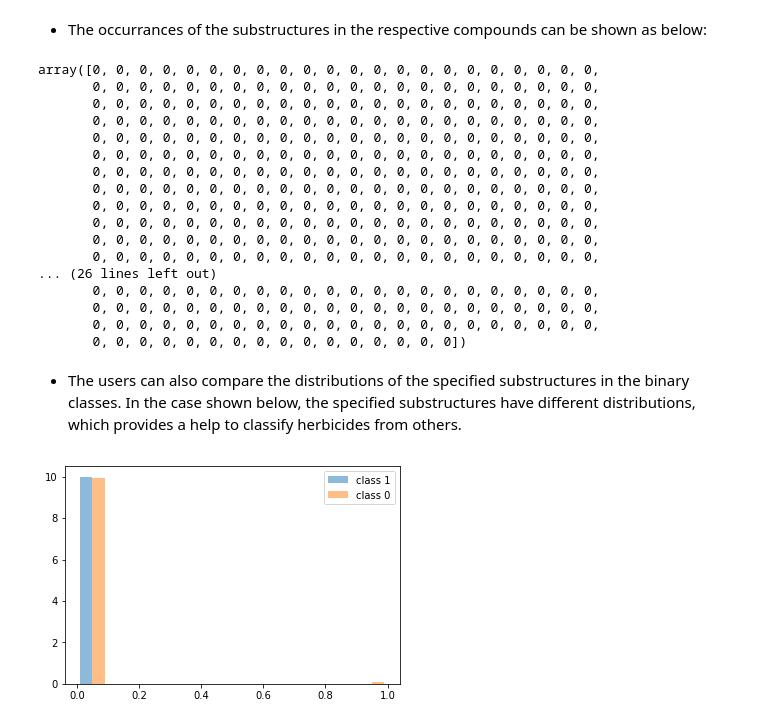
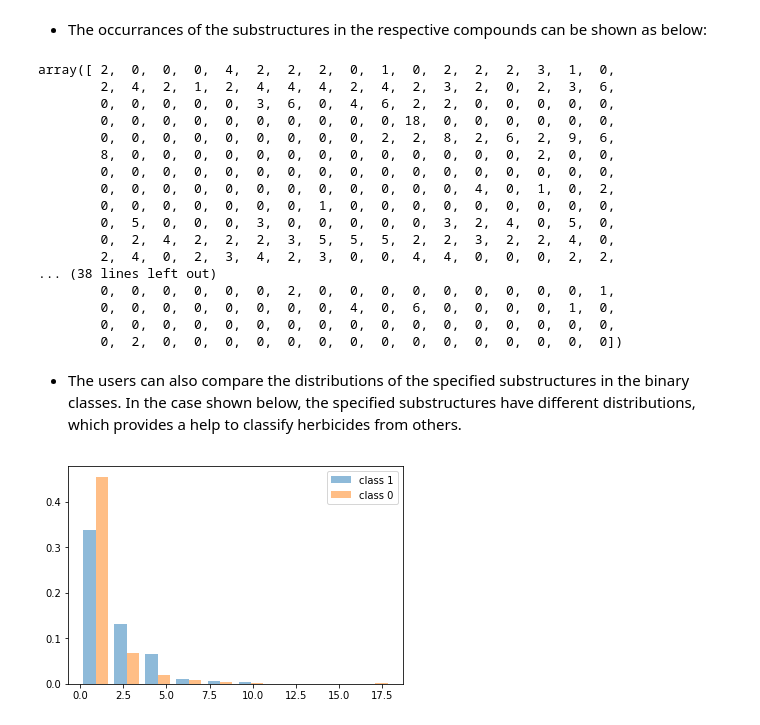
Before and after one commit to KCF-Convoy/kcfconvoy, a Jupyter notebook: jupyter_usecase/machine_learning.ipynb, the cells around one changed output. Drawn from its saved outputs; the diff is of its cells as text; code cells hidden in the pictures.

```diff
--- a/jupyter_usecase/machine_learning.ipynb
+++ b/jupyter_usecase/machine_learning.ipynb
@@ -364,37 +364,37 @@ C8x-C8x-C8y-C8x-C8x-C8y-C1y-C1x-C8y-C8y-C1y-C8y-C8y-C8y-C8x-C8x
 # %% [markdown]
 * The occurrances of the substructures in the respective compounds can be shown as below:
 # %%
-kcfmat.mat[:, 35802]
+kcfmat.mat[:, 10998]
 # %% [output]
-array([0, 0, 0, 0, 0, 0, 0, 0, 0, 0, 0, 0, 0, 0, 0, 0, 0, 0, 0, 0, 0, 0,
-       0, 0, 0, 0, 0, 0, 0, 0, 0, 0, 0, 0, 0, 0, 0, 0, 0, 0, 0, 0, 0, 0,
-       0, 0, 0, 0, 0, 0, 0, 0, 0, 0, 0, 0, 0, 0, 0, 0, 0, 0, 0, 0, 0, 0,
-       0, 0, 0, 0, 0, 0, 0, 0, 0, 0, 0, 0, 0, 0, 0, 0, 0, 0, 0, 0, 0, 0,
-       0, 0, 0, 0, 0, 0, 0, 0, 0, 0, 0, 0, 0, 0, 0, 0, 0, 0, 0, 0, 0, 0,
-       0, 0, 0, 0, 0, 0, 0, 0, 0, 0, 0, 0, 0, 0, 0, 0, 0, 0, 0, 0, 0, 0,
-       0, 0, 0, 0, 0, 0, 0, 0, 0, 0, 0, 0, 0, 0, 0, 0, 0, 0, 0, 0, 0, 0,
-       0, 0, 0, 0, 0, 0, 0, 0, 0, 0, 0, 0, 0, 0, 0, 0, 0, 0, 0, 0, 0, 0,
-       0, 0, 0, 0, 0, 0, 0, 0, 0, 0, 0, 0, 0, 0, 0, 0, 0, 0, 0, 0, 0, 0,
-       0, 0, 0, 0, 0, 0, 0, 0, 0, 0, 0, 0, 0, 0, 0, 0, 0, 0, 0, 0, 0, 0,
-       0, 0, 0, 0, 0, 0, 0, 0, 0, 0, 0, 0, 0, 0, 0, 0, 0, 0, 0, 0, 0, 0,
-       0, 0, 0, 0, 0, 0, 0, 0, 0, 0, 0, 0, 0, 0, 0, 0, 0, 0, 0, 0, 0, 0,
-... (26 lines left out)
-       0, 0, 0, 0, 0, 0, 0, 0, 0, 0, 0, 0, 0, 0, 0, 0, 0, 0, 0, 0, 0, 0,
-       0, 0, 0, 0, 0, 0, 0, 0, 0, 0, 0, 0, 0, 0, 0, 0, 0, 0, 0, 0, 0, 0,
-       0, 0, 0, 0, 0, 0, 0, 0, 0, 0, 0, 0, 0, 0, 0, 0, 0, 0, 0, 0, 0, 0,
-       0, 0, 0, 0, 0, 0, 0, 0, 0, 0, 0, 0, 0, 0, 0, 0])
+array([ 2,  0,  0,  0,  4,  2,  2,  2,  0,  1,  0,  2,  2,  2,  3,  1,  0,
+        2,  4,  2,  1,  2,  4,  4,  4,  2,  4,  2,  3,  2,  0,  2,  3,  6,
+        0,  0,  0,  0,  0,  3,  6,  0,  4,  6,  2,  2,  0,  0,  0,  0,  0,
+        0,  0,  0,  0,  0,  0,  0,  0,  0,  0, 18,  0,  0,  0,  0,  0,  0,
+        0,  0,  0,  0,  0,  0,  0,  0,  0,  2,  2,  8,  2,  6,  2,  9,  6,
+        8,  0,  0,  0,  0,  0,  0,  0,  0,  0,  0,  0,  0,  0,  2,  0,  0,
+        0,  0,  0,  0,  0,  0,  0,  0,  0,  0,  0,  0,  0,  0,  0,  0,  0,
+        0,  0,  0,  0,  0,  0,  0,  0,  0,  0,  0,  0,  4,  0,  1,  0,  2,
+        0,  0,  0,  0,  0,  0,  0,  1,  0,  0,  0,  0,  0,  0,  0,  0,  0,
+        0,  5,  0,  0,  0,  3,  0,  0,  0,  0,  0,  3,  2,  4,  0,  5,  0,
+        0,  2,  4,  2,  2,  2,  3,  5,  5,  5,  2,  2,  3,  2,  2,  4,  0,
+        2,  4,  0,  2,  3,  4,  2,  3,  0,  0,  4,  4,  0,  0,  0,  2,  2,
+... (38 lines left out)
+        0,  0,  0,  0,  0,  0,  2,  0,  0,  0,  0,  0,  0,  0,  0,  0,  1,
+        0,  0,  0,  0,  0,  0,  0,  0,  4,  0,  6,  0,  0,  0,  0,  1,  0,
+        0,  0,  0,  0,  0,  0,  0,  0,  0,  0,  0,  0,  0,  0,  0,  0,  0,
+        0,  2,  0,  0,  0,  0,  0,  0,  0,  0,  0,  0,  0,  0,  0,  0,  0])
 # %% [markdown]
 * The users can also compare the distributions of the specified substructures in the binary classes. In the case shown below, the specified substructures have different distributions, which provides a help to classify herbicides from others.
 # %%
 dist1 = []
 dist2 = []
-for x, y in zip(kcfmat.mat[:, 35802], classes):
+for x, y in zip(kcfmat.mat[:, 10998], classes):
     if y == 1:
         dist1.append(x)
     else:
         dist2.append(x)
 plt.hist([dist1, dist2], alpha=0.5, normed=True, label=["class 1", "class 0"])
 plt.legend()
 plt.show()
 # %% [output]
-[figure, old version]
+[figure, new version]
```
Also changed, not shown: parts of 13 cells of this notebook, 1 other file.
